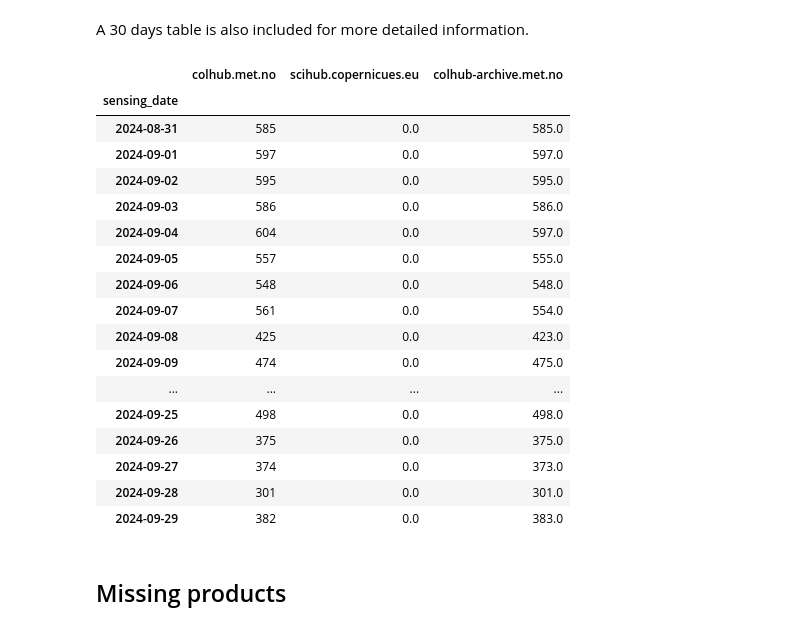
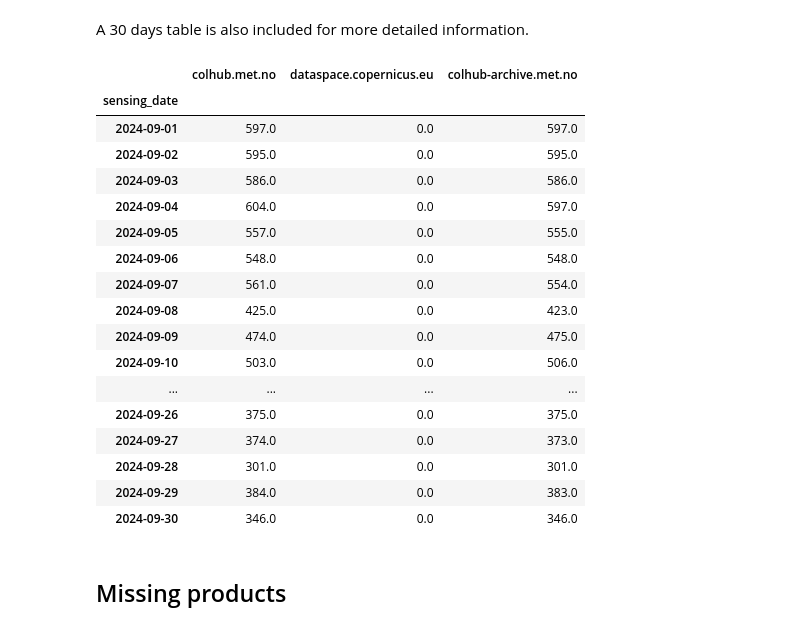
Before and after one commit to NasjonaltBakkeSegment/NBS_Monthly_reports, a Jupyter notebook: _sources/S5p_portals.ipynb, the cells around one changed output. Saved outputs shown, nothing was run; the diff lists cells and outputs as text; code cells hidden in the pictures.

```diff
--- a/_sources/S5p_portals.ipynb
+++ b/_sources/S5p_portals.ipynb
@@ -69,7 +70,7 @@ def plot_missing(df, plot_max=False):
     plt.grid(True)
     plt.show()
 # %%
-hubs=['colhub_global', 'scihub', 'esahub_global', 'colhub_AOI']
+hubs=['colhub_global', 'scihub', 'cdse', 'esahub_global', 'colhub_AOI']
 products=['S5p']
 # %%
 data_FE = None
@@ -131,29 +132,29 @@ plot_stats(latest, plot_max = False)
 # %% [markdown]
 A 30 days table is also included for more detailed information.
 # %%
-data_c = data.loc[mask][-30:][['colhub_global', 'scihub', 'colhub_AOI']].copy()
-data_c.rename(inplace=True, columns={'colhub_global':'colhub.met.no', 'scihub':'scihub.copernicues.eu', 'colhub_AOI':'colhub-archive.met.no'})
+data_c = data.loc[mask][-30:][['colhub_global', 'cdse', 'colhub_AOI']].copy()
+data_c.rename(inplace=True, columns={'colhub_global':'colhub.met.no', 'cdse':'dataspace.copernicus.eu', 'colhub_AOI':'colhub-archive.met.no'})
 data_c
 # S1 colhub global FE has more data than esahub global FE and the BE as it contains the KSAT data
 # %% [output]
-|  | colhub.met.no | scihub.copernicues.eu | colhub-archive.met.no |
+|  | colhub.met.no | dataspace.copernicus.eu | colhub-archive.met.no |
 | sensing_date |  |  |  |
-| 2024-08-31 | 585 | 0.0 | 585.0 |
-| 2024-09-01 | 597 | 0.0 | 597.0 |
-| 2024-09-02 | 595 | 0.0 | 595.0 |
-| 2024-09-03 | 586 | 0.0 | 586.0 |
-| 2024-09-04 | 604 | 0.0 | 597.0 |
-| 2024-09-05 | 557 | 0.0 | 555.0 |
-| 2024-09-06 | 548 | 0.0 | 548.0 |
-| 2024-09-07 | 561 | 0.0 | 554.0 |
-| 2024-09-08 | 425 | 0.0 | 423.0 |
-| 2024-09-09 | 474 | 0.0 | 475.0 |
+| 2024-09-01 | 597.0 | 0.0 | 597.0 |
+| 2024-09-02 | 595.0 | 0.0 | 595.0 |
+| 2024-09-03 | 586.0 | 0.0 | 586.0 |
+| 2024-09-04 | 604.0 | 0.0 | 597.0 |
+| 2024-09-05 | 557.0 | 0.0 | 555.0 |
+| 2024-09-06 | 548.0 | 0.0 | 548.0 |
+| 2024-09-07 | 561.0 | 0.0 | 554.0 |
+| 2024-09-08 | 425.0 | 0.0 | 423.0 |
+| 2024-09-09 | 474.0 | 0.0 | 475.0 |
+| 2024-09-10 | 503.0 | 0.0 | 506.0 |
 | ... | ... | ... | ... |
-| 2024-09-25 | 498 | 0.0 | 498.0 |
-| 2024-09-26 | 375 | 0.0 | 375.0 |
-| 2024-09-27 | 374 | 0.0 | 373.0 |
-| 2024-09-28 | 301 | 0.0 | 301.0 |
-| 2024-09-29 | 382 | 0.0 | 383.0 |
+| 2024-09-26 | 375.0 | 0.0 | 375.0 |
+| 2024-09-27 | 374.0 | 0.0 | 373.0 |
+| 2024-09-28 | 301.0 | 0.0 | 301.0 |
+| 2024-09-29 | 384.0 | 0.0 | 383.0 |
+| 2024-09-30 | 346.0 | 0.0 | 346.0 |
 # %% [markdown]
 ## Missing products
 # %%
```
Also changed, not shown: parts of 9 cells of this notebook, 27 other files.
